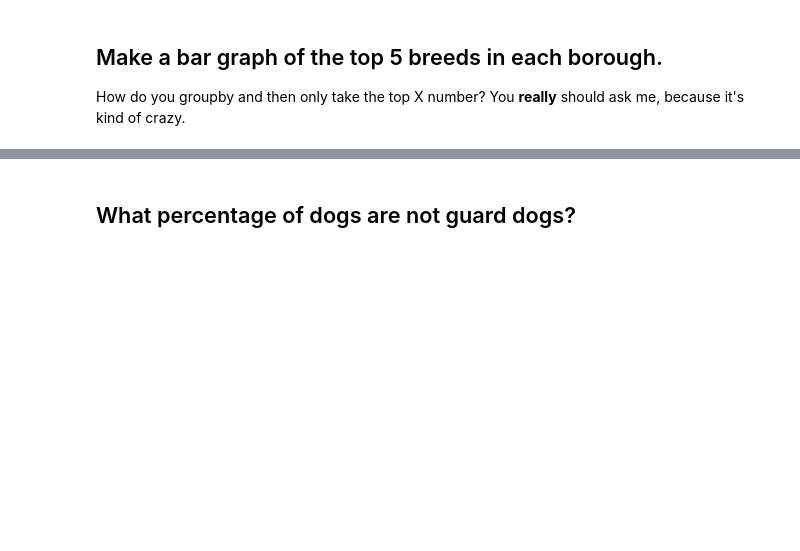
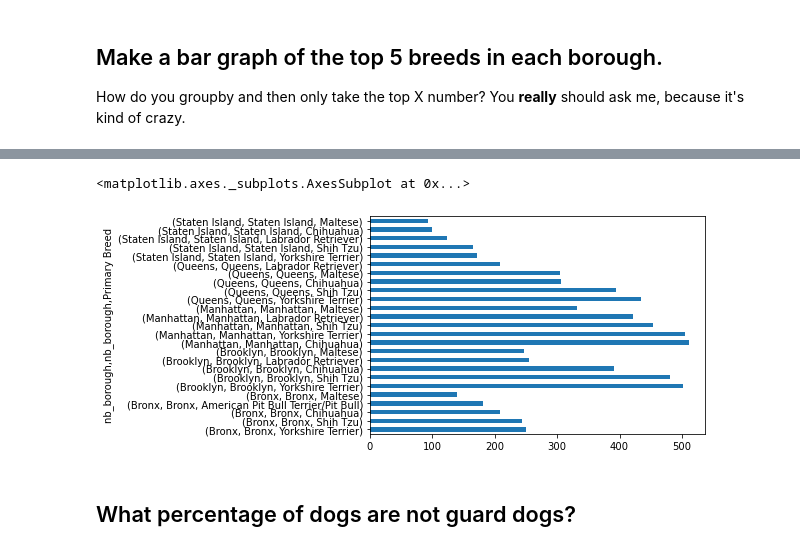
Before and after one commit to anastasiajourno/homework6_valeeva, a Jupyter notebook: dogs/6-2homework6-part2-valeeva.ipynb, the cells around one changed output, grey strips where cells are left out. Saved outputs shown, nothing was run; the diff lists cells and outputs as text; code cells hidden in the pictures; blank space fills up the shorter version.

```diff
--- a/dogs/6-2homework6-part2-valeeva.ipynb
+++ b/dogs/6-2homework6-part2-valeeva.ipynb
@@ -311,3 +358,9 @@ How do you groupby and then only take the top X number? You **really** should as
+# %%
+df[df['Primary Breed'] != 'Unknown'].groupby(['nb_borough'])\
+['Primary Breed'].value_counts().groupby(level=0).nlargest(5).plot(kind='barh')
+# %% [output]
+<matplotlib.axes._subplots.AxesSubplot at 0x...>
+[figure, added]
 # %% [markdown]
 ## What percentage of dogs are not guard dogs?
 # %%
```
Also changed, not shown: parts of 9 cells of this notebook.
